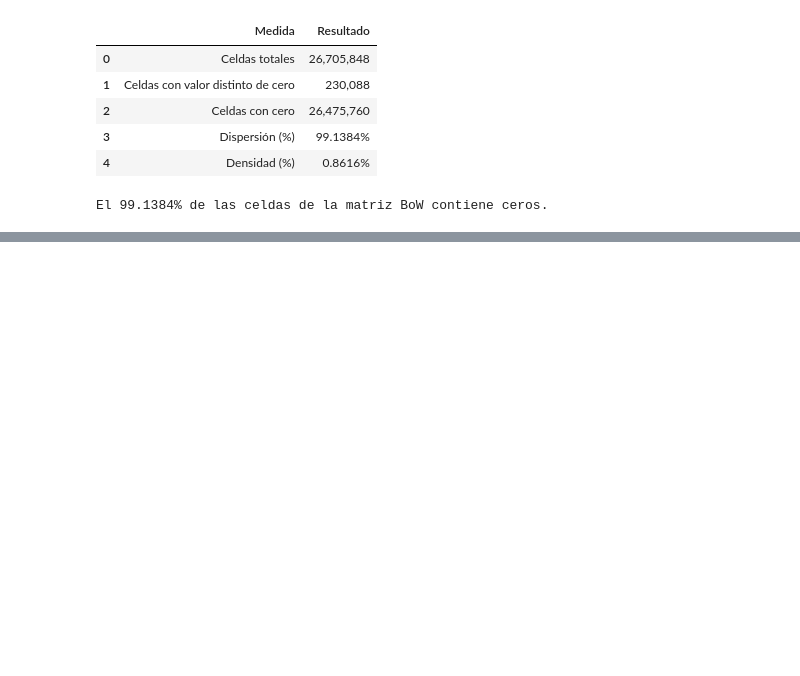
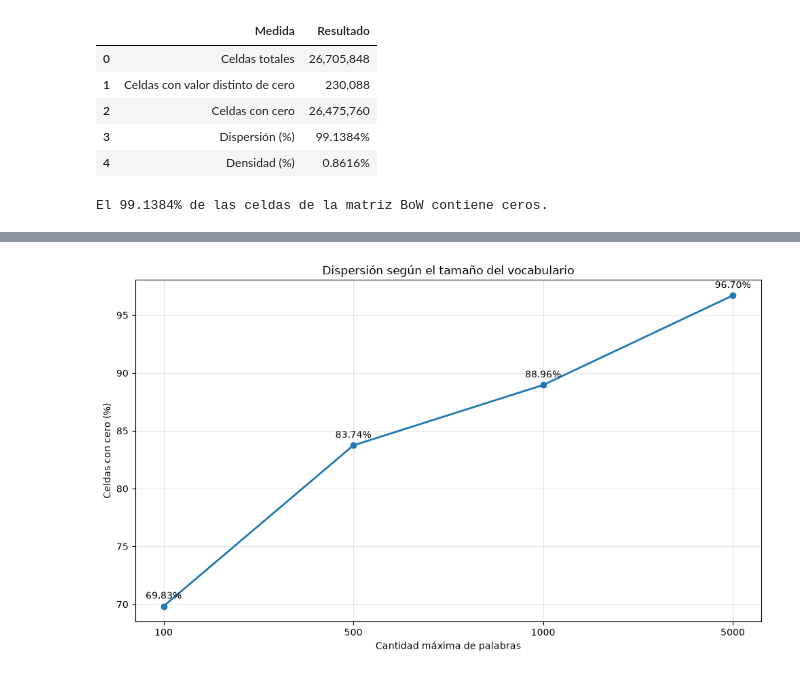
Before and after one commit to Jtanchezz/NLP, a Jupyter notebook: Lab2/lab2.ipynb, the cells around one changed output, grey strips where cells are left out. Saved outputs shown, nothing was run; the diff lists cells and outputs as text; code cells hidden in the pictures; blank space fills up the shorter version.

```diff
--- a/Lab2/lab2.ipynb
+++ b/Lab2/lab2.ipynb
@@ -235,3 +235,96 @@ print(
 | 3 | Dispersión (%) | 99.1384% |
 | 4 | Densidad (%) | 0.8616% |
 El 99.1384% de las celdas de la matriz BoW contiene ceros.
+# %%
+import matplotlib.pyplot as plt
+
+limites_vocabulario = [100, 500, 1000, 5000]
+
+resultados_dispersion = []
+matrices_bow_limitadas = {}
+
+for limite in limites_vocabulario:
+    vectorizador_limitado = CountVectorizer(
+        tokenizer=str.split,
+        preprocessor=None,
+        token_pattern=None,
+        lowercase=False,
+        max_features=limite
+    )
+
+    matriz_limitada = vectorizador_limitado.fit_transform(
+        corpus["News_normalizada"].fillna("")
+    )
+
+    matrices_bow_limitadas[limite] = matriz_limitada
+
+    total_celdas = (
+        matriz_limitada.shape[0]
+        * matriz_limitada.shape[1]
+    )
+
+    celdas_no_cero = matriz_limitada.nnz
+    celdas_cero = total_celdas - celdas_no_cero
+
+    porcentaje_dispersion = (
+        celdas_cero
+        / total_celdas
+        * 100
+    )
+
+    resultados_dispersion.append({
+        "Límite del vocabulario": limite,
+        "Vocabulario obtenido": matriz_limitada.shape[1],
+        "Valores distintos de cero": celdas_no_cero,
+        "Dispersión (%)": porcentaje_dispersion
+    })
+
+resultados_dispersion_df = pd.DataFrame(
+    resultados_dispersion
+)
+
+display(
+    resultados_dispersion_df.style.format({
+        "Dispersión (%)": "{:.4f}"
+    })
+)
+
+# Graficar los resultados
+posiciones = range(len(resultados_dispersion_df))
+
+plt.figure(figsize=(10, 6))
+
+plt.plot(
+    posiciones,
+    resultados_dispersion_df["Dispersión (%)"],
+    marker="o",
+    linewidth=2
+)
+
+plt.xticks(
+    posiciones,
+    resultados_dispersion_df["Límite del vocabulario"]
+)
+
+for posicion, dispersion in zip(
+    posiciones,
+    resultados_dispersion_df["Dispersión (%)"]
+):
+    plt.annotate(
+        f"{dispersion:.2f}%",
+        (posicion, dispersion),
+        textcoords="offset points",
+        xytext=(0, 8),
+        ha="center"
+    )
+
+plt.title(
+    "Dispersión según el tamaño del vocabulario"
+)
+plt.xlabel("Cantidad máxima de palabras")
+plt.ylabel("Celdas con cero (%)")
+plt.grid(alpha=0.3)
+
+plt.tight_layout()
+plt.show()
+# %% [output]
@@ -237,0 +336 @@ El 99.1384% de las celdas de la matriz BoW contiene ceros.
+[figure, added]
```
Also changed, not shown: parts of 2 cells of this notebook.
